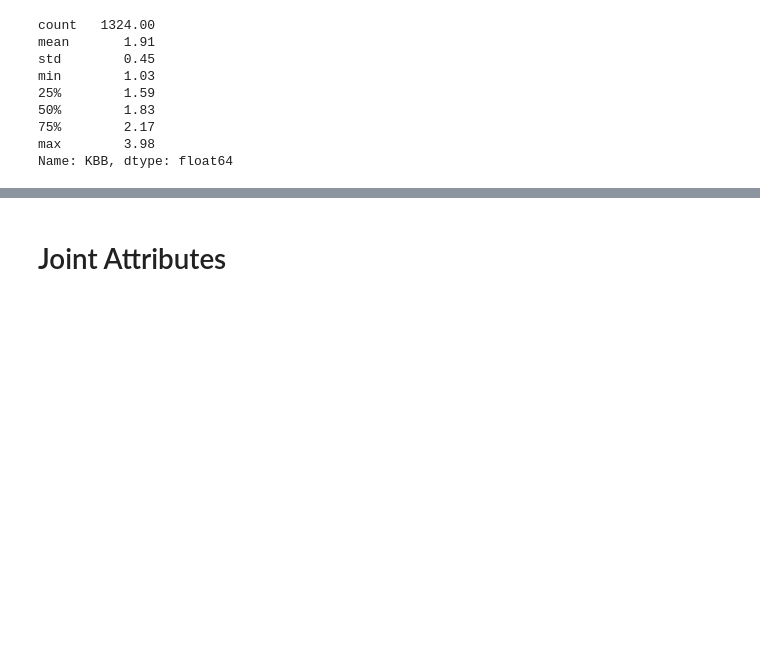
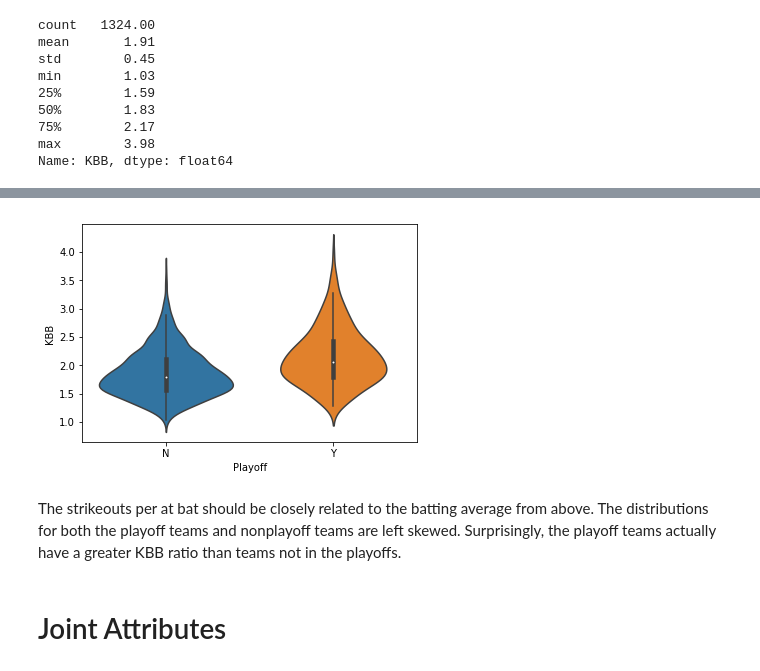
Before and after one commit to georgesturrock/7331_Lab1, a Jupyter notebook: Team2_Lab1.ipynb, the cells around one changed output, grey strips where cells are left out. Saved outputs shown, nothing was run; the diff lists cells and outputs as text; code cells hidden in the pictures; blank space fills up the shorter version.

```diff
--- a/Team2_Lab1.ipynb
+++ b/Team2_Lab1.ipynb
@@ -465,3 +501,10 @@ Name: KBB, dtype: float64
+# %%
+sns.violinplot(x =teams2Plus["Playoff"] ,y = teams2Plus["KBB"], scale_hue=False)
+plt.show()
+# %% [output]
+[figure, added]
+# %% [markdown]
+The strikeouts per at bat should be closely related to the batting average from above. The distributions for both the playoff teams and nonplayoff teams are left skewed. Surprisingly, the playoff teams actually have a greater KBB ratio than teams not in the playoffs.
 # %% [markdown]
 # Joint Attributes
 # %% [markdown]
```
Also changed, not shown: parts of 11 cells of this notebook.
